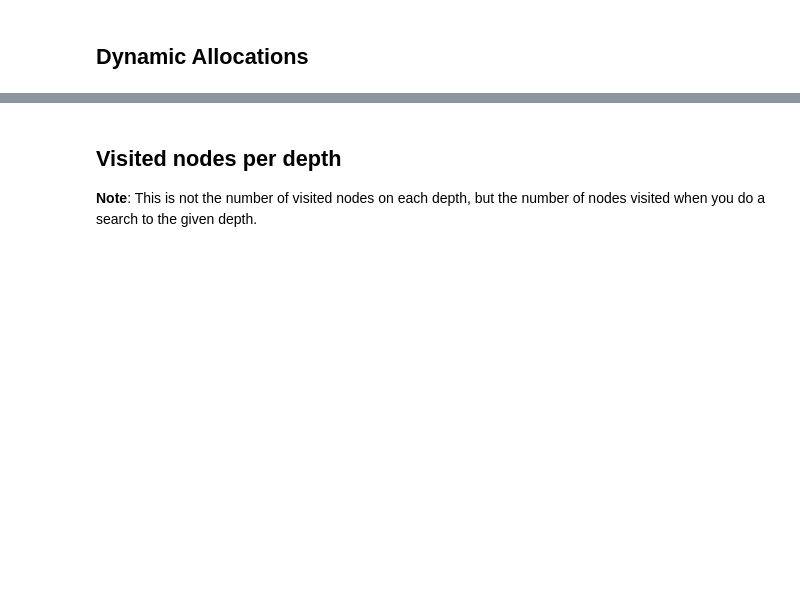
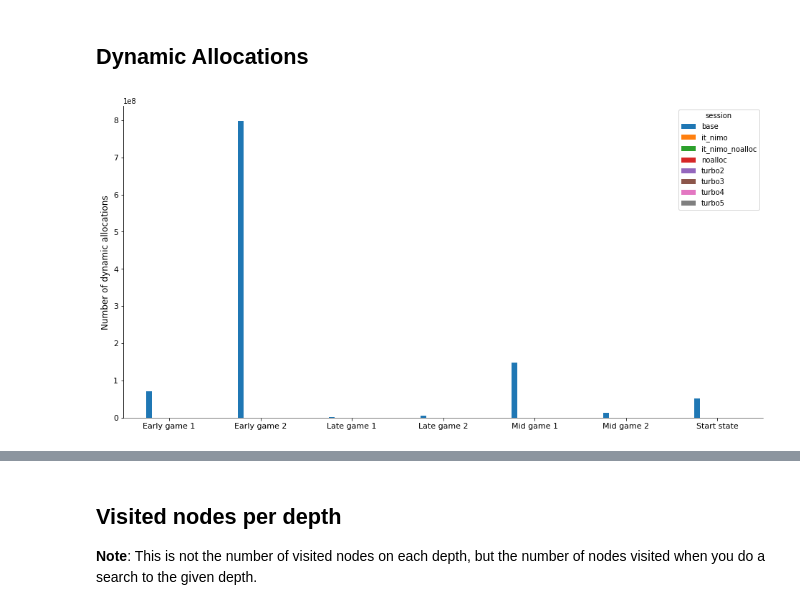
Before and after one commit to maltebp/ChessAI, a Jupyter notebook: PerformanceTest/analysis/analysis.ipynb, the cells around one changed output, grey strips where cells are left out. Cells and saved outputs as stored; diff of their text form; code cells hidden in the pictures; blank space fills up the shorter version.

```diff
--- a/PerformanceTest/analysis/analysis.ipynb
+++ b/PerformanceTest/analysis/analysis.ipynb
@@ -70,5 +94,7 @@ display(max_depth_data.pivot('session','case_name','cutoffs'))
 # %% [markdown]
 ## Dynamic Allocations
 # %%
-bar_chart(max_depth_data.pivot('case_name','session', 'dynamic_allocs'), ylabel="Number of dynamic allocations")
-display(max_depth_data.pivot('session','case_name','dynamic_allocs'))
+#bar_chart(max_depth_data.pivot('case_name','session', 'dynamic_allocs'), ylabel="Number of dynamic allocations")
+#display(max_depth_data.pivot('session','case_name','dynamic_allocs'))
+# %% [output]
+[figure, added]
```
Also changed, not shown: parts of 5 cells of this notebook, 3 other files.
